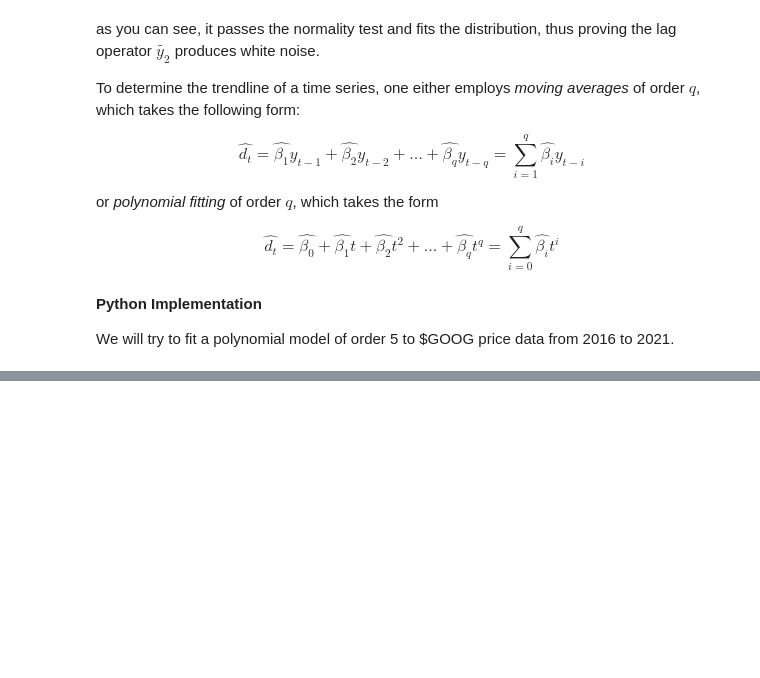
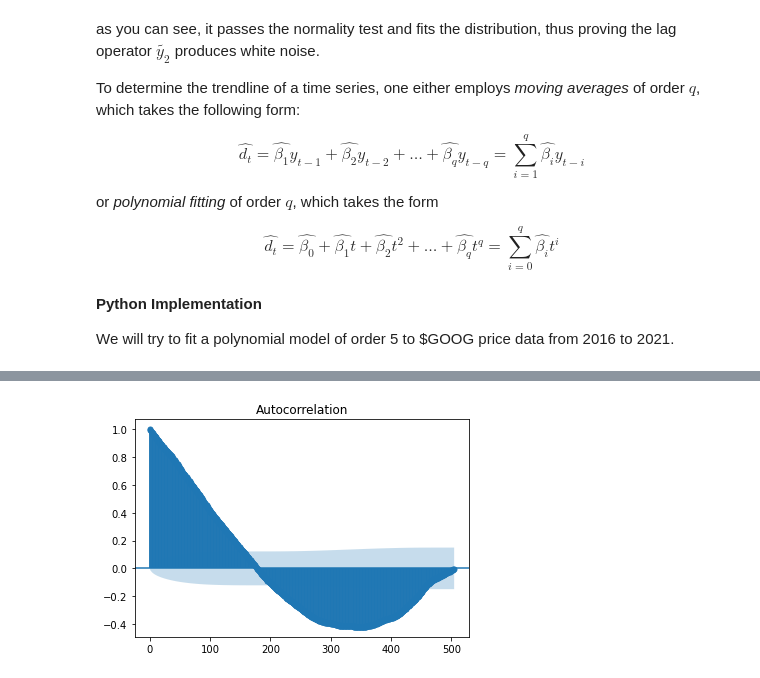
Before and after one commit to theheavygluon/Risk-Management-Course, a Jupyter notebook: Lecture 4 - Time Series Analysis.ipynb, the cells around one changed output, grey strips where cells are left out. Saved outputs shown, nothing was run; the diff lists cells and outputs as text; code cells hidden in the pictures; blank space fills up the shorter version.

```diff
--- a/Lecture 4 - Time Series Analysis.ipynb
+++ b/Lecture 4 - Time Series Analysis.ipynb
@@ -237,0 +271,5 @@ In other words, $\gamma(t,t)$ clearly depends on $t$ for the random walk, render
+# %%
+plot_acf(sp500_data,lags=len(sp500_data)-1,alpha=0.8) #using daily lag data
+plt.show()
+# %% [output]
+[figure, added]
```
Also changed, not shown: parts of 22 cells of this notebook.
